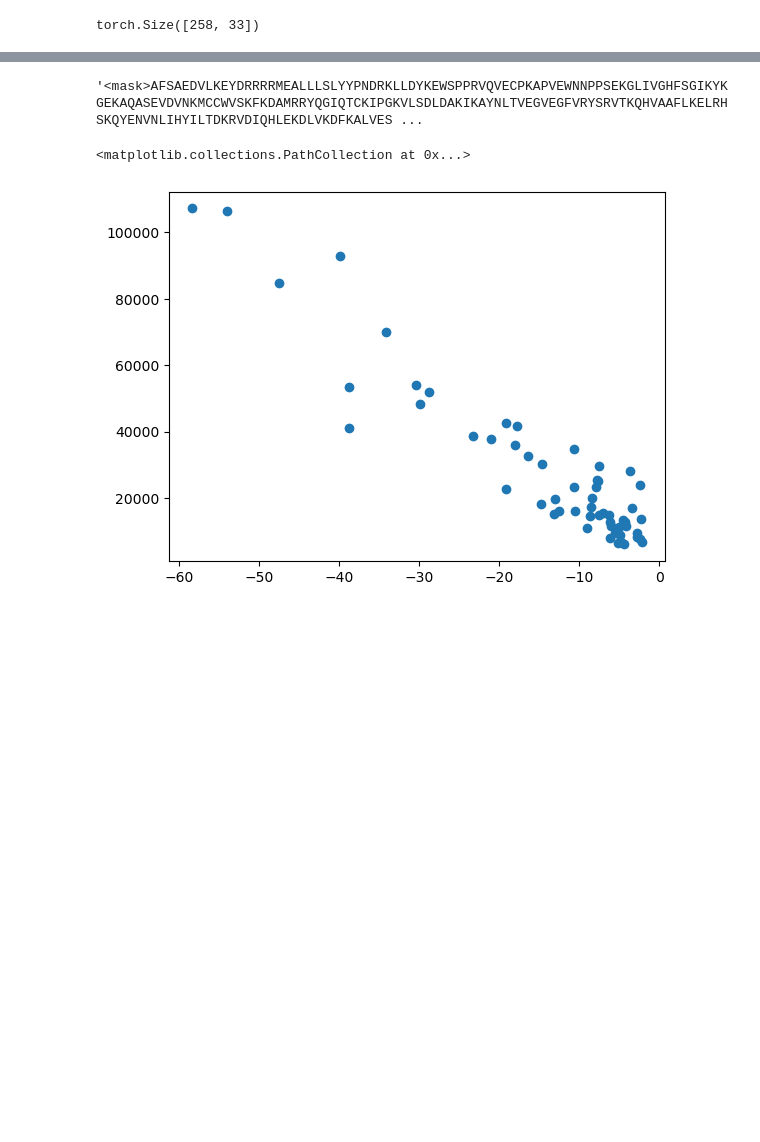
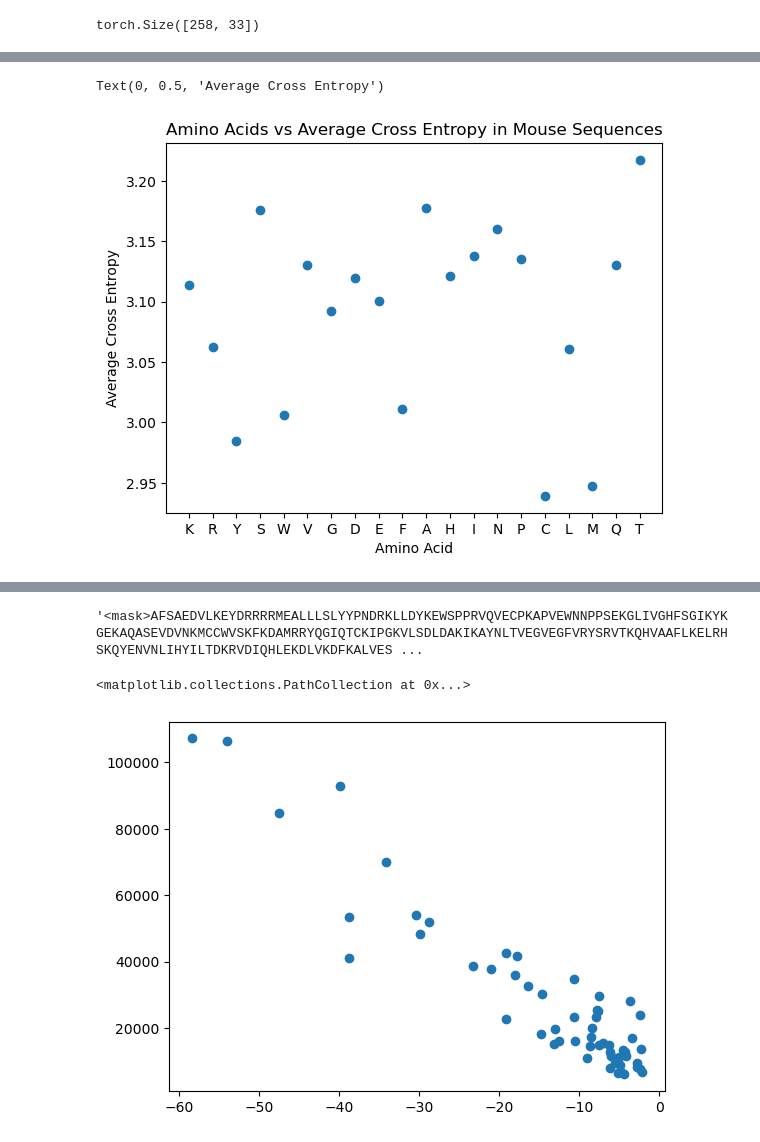
Before and after one commit to lewinsohndp/NLPProject, a Jupyter notebook: daniel.ipynb, the cells around one changed output, grey strips where cells are left out. Saved outputs shown, nothing was run; the diff lists cells and outputs as text; code cells hidden in the pictures; blank space fills up the shorter version.

```diff
--- a/daniel.ipynb
+++ b/daniel.ipynb
@@ -132,0 +202,9 @@ Text(0, 0.5, 'Average Cross Entropy')
+# %%
+
+plt.scatter(mouse_aa_counts.keys(), np.array(list(mouse_aa_loss.values()))/np.array(list(mouse_aa_counts.values())))
+plt.title("Amino Acids vs Average Cross Entropy in Mouse Sequences")
+plt.xlabel("Amino Acid")
+plt.ylabel("Average Cross Entropy")
+# %% [output]
+Text(0, 0.5, 'Average Cross Entropy')
+[figure, added]
```
Also changed, not shown: parts of 11 cells of this notebook, 9 other files.
